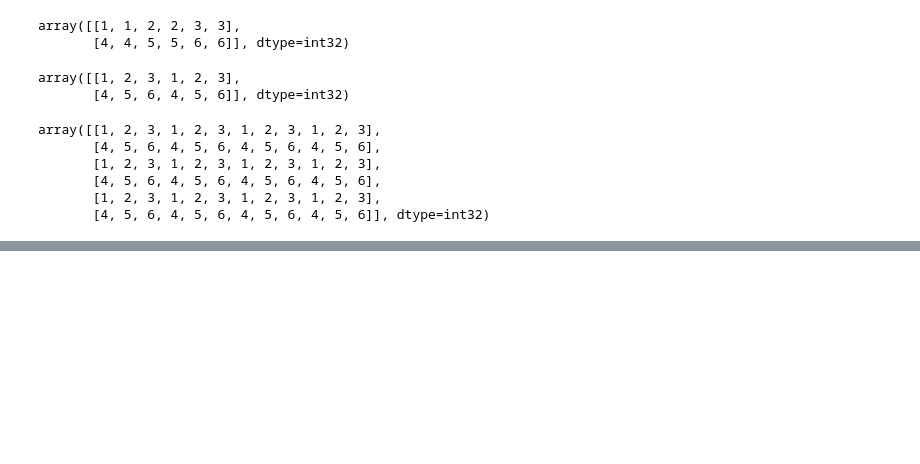
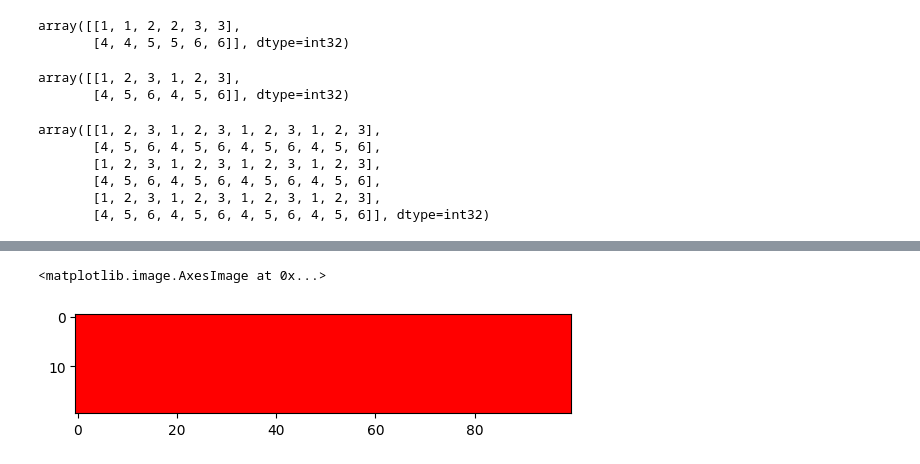
Before and after one commit to cybergigz/data-science, a Jupyter notebook: nondegree_pim_2.ipynb, the cells around one changed output, grey strips where cells are left out. Saved outputs shown, nothing was run; the diff lists cells and outputs as text; code cells hidden in the pictures; blank space fills up the shorter version.

```diff
--- a/nondegree_pim_2.ipynb
+++ b/nondegree_pim_2.ipynb
@@ -1556,0 +1906,7 @@ array([[1, 2, 3, 1, 2, 3, 1, 2, 3, 1, 2, 3],
+# %%
+red = black.copy()
+red[:, :, 0] = 1
+plt.imshow(red)
+# %% [output]
+<matplotlib.image.AxesImage at 0x...>
+[figure, added]
```
Also changed, not shown: parts of 94 cells of this notebook.
